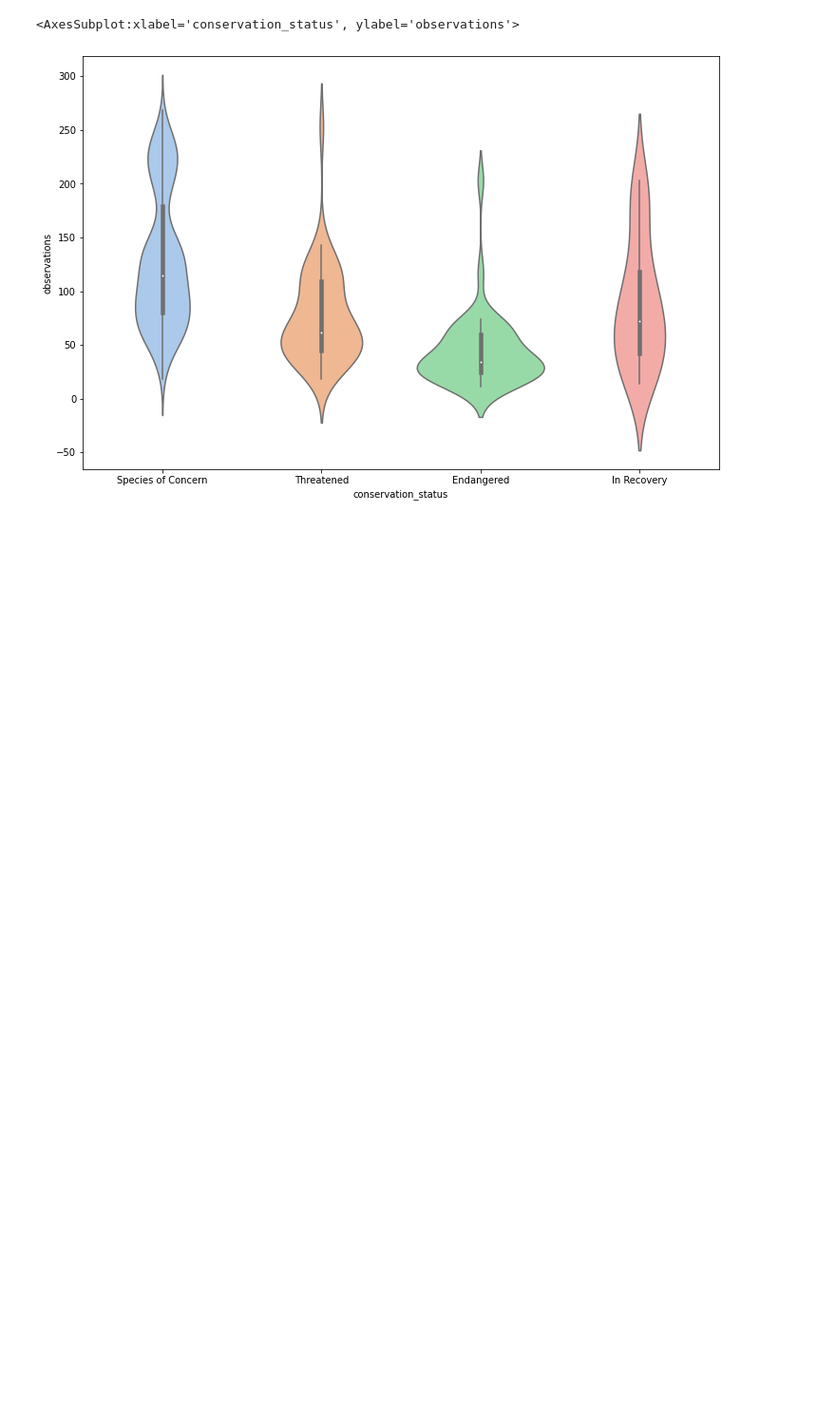
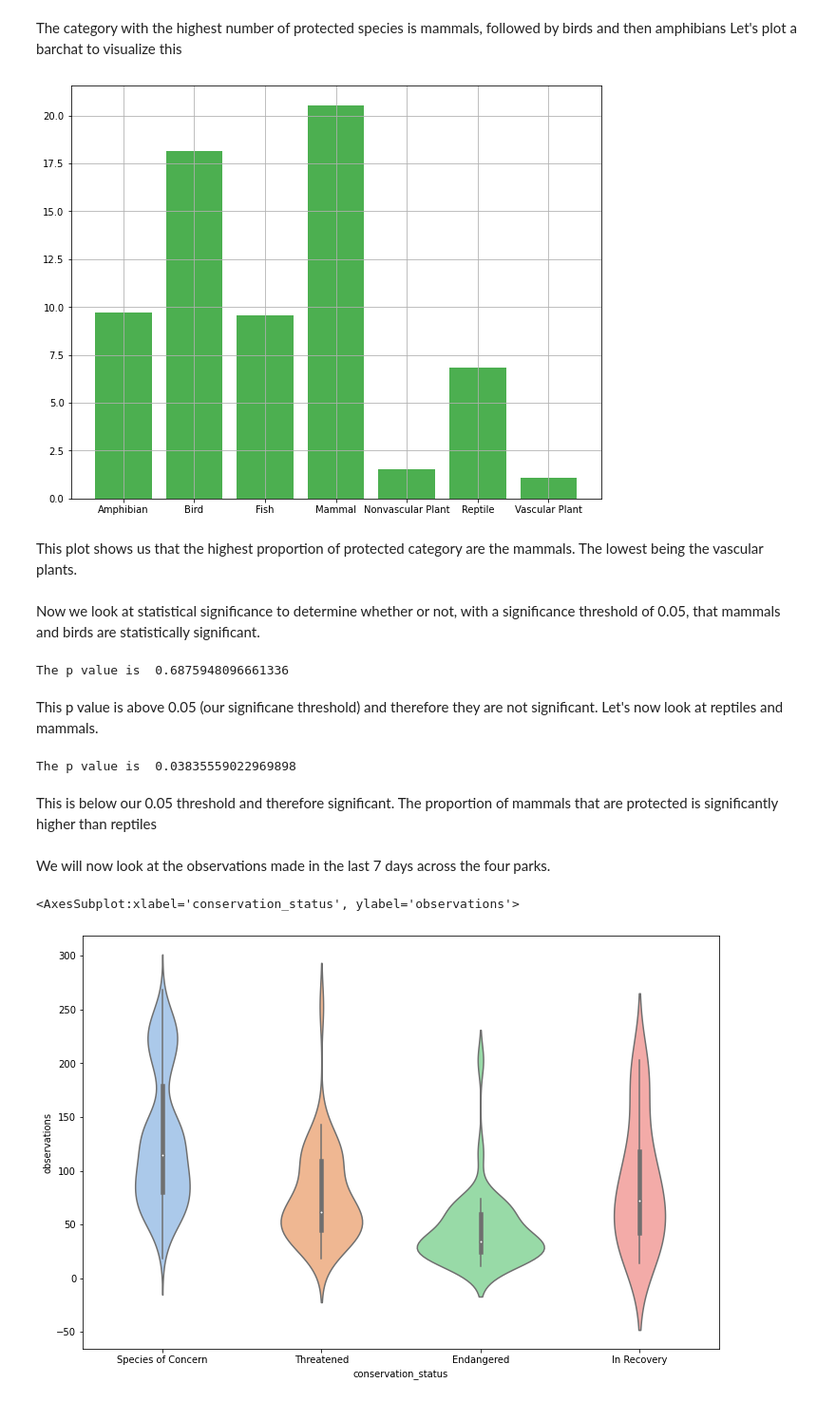
Before and after one commit to Thomsoa194/biodiversity, a Jupyter notebook: biodiversity.ipynb, the cells around one changed output. Shown at 95% size. Cells and saved outputs as stored; diff of their text form; code cells hidden in the pictures; blank space fills up the shorter version.

```diff
--- a/biodiversity.ipynb
+++ b/biodiversity.ipynb
@@ -82,0 +95,3 @@ We can use a boxplot to have a look at the distribution of the data to give us s
+# %%
+species_info.fillna('No Concern', inplace=True)
+species_info.groupby('conservation_status').size()
@@ -82,0 +121,2 @@ We can use a boxplot to have a look at the distribution of the data to give us s
+# %%
+species_info['is_protected'] = species_info.conservation_status != 'No Concern'
@@ -82,0 +130,8 @@ We can use a boxplot to have a look at the distribution of the data to give us s
+# %%
+category_count = species_info.groupby(['category', 'is_protected'])\
+                            .scientific_name.nunique().reset_index()\
+                            .pivot(index='category', columns='is_protected', values='scientific_name').reset_index()
+
+category_count.columns = ['category', 'not_protected', 'protected']
+category_count['percent_protected'] = category_count.protected / (category_count.not_protected + category_count.protected) * 100
+category_count
@@ -83,3 +147,40 @@ We can use a boxplot to have a look at the distribution of the data to give us s
+# %% [markdown]
+The category with the highest number of protected species is mammals, followed by birds and then amphibians
+Let's plot a barchat to visualize this
+# %%
+fig, ax = plt.subplots(figsize=(10, 8))
+ax.bar(range(len(category_count.percent_protected)), category_count.percent_protected, color = "#4CAF50")
+ax.set_xticks(range(len(category_count.percent_protected)));
+ax.set_xticklabels(category_count.category)
+ax.grid()
+plt.show()
+# %% [output]
+[figure, added]
+# %% [markdown]
+This plot shows us that the highest proportion of protected category are the mammals. The lowest being the vascular plants.
+# %% [markdown]
+Now we look at statistical significance to determine whether or not, with a significance threshold of 0.05, that mammals and birds are statistically significant.
+# %%
+from scipy.stats import chi2_contingency
+contingency1 = [[30, 146], [75, 413]]
+chi2, pval, dof, expected = chi2_contingency(contingency1)
+print('The p value is ', pval)
+# %% [output]
+The p value is  0.6875948096661336
+# %% [markdown]
+This p value is above 0.05 (our significane threshold) and therefore they are not significant. Let's now look at reptiles and mammals.
+# %%
+
+contingency2 = [[5, 73], [30, 146]]
+
+chi2, pval, dof, expected = chi2_contingency(contingency2)
+print('The p value is ', pval)
+# %% [output]
+The p value is  0.03835559022969898
+# %% [markdown]
+This is below our 0.05 threshold and therefore significant. The proportion of mammals that are protected is significantly higher than reptiles
+# %% [markdown]
+We will now look at the observations made in the last 7 days across the four parks.
 # %%
 ## plot violinplot
 fig, ax = plt.subplots(figsize=(12, 8))
```
Also changed, not shown: parts of 45 cells of this notebook.
